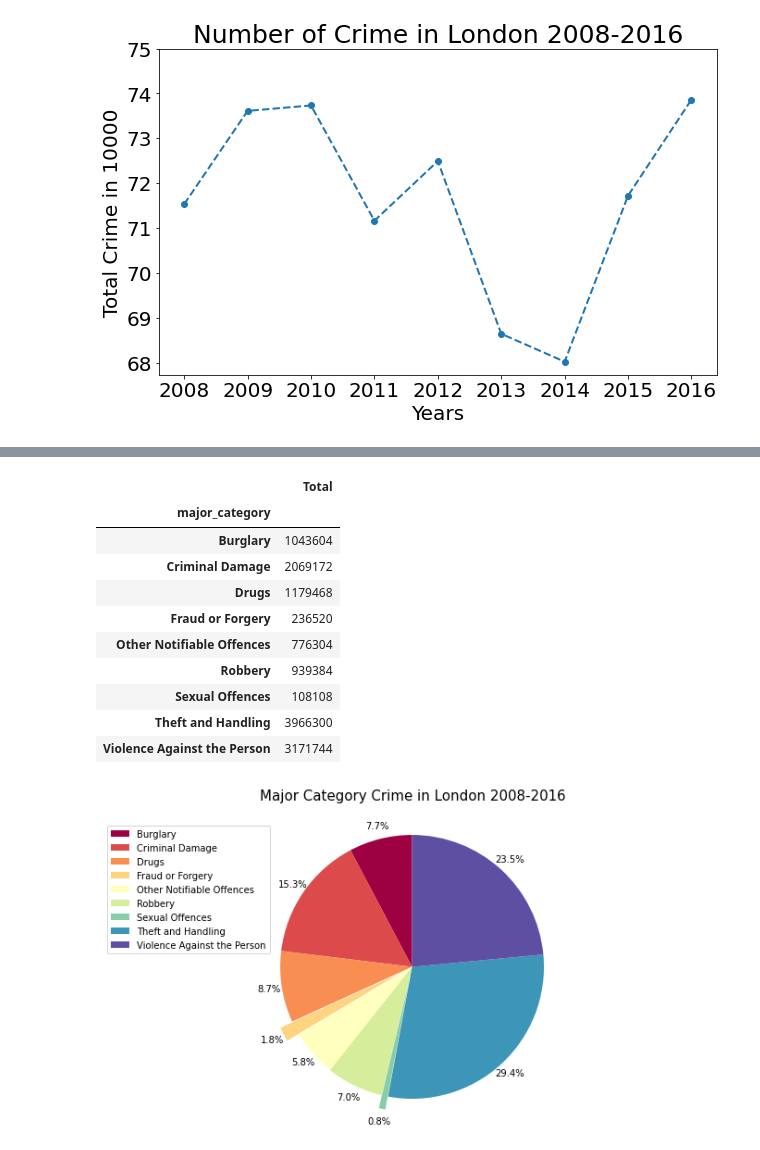
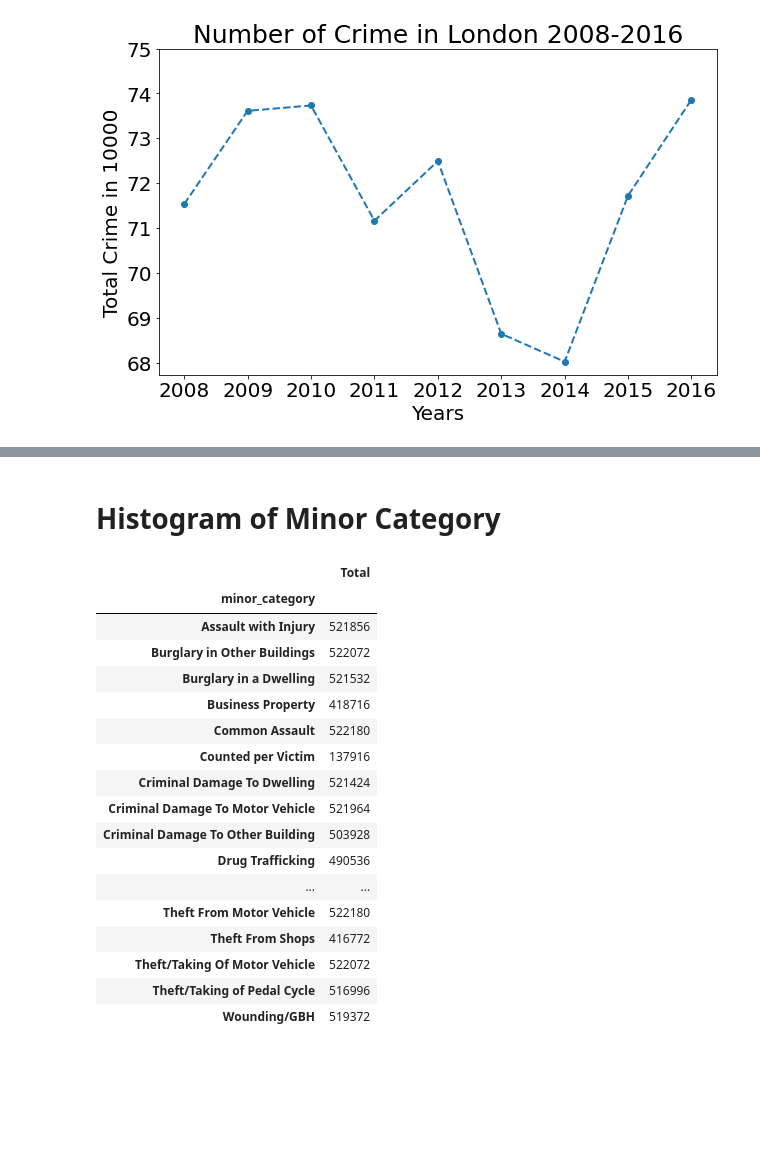
Before and after one commit to ainajefelina/Studi-Independen, a Jupyter notebook: Assignment 1/PYTN_Assgn_1_PYTNKS02_003_Aina Jefelina Nuur.ipynb, the cells around one changed output, grey strips where cells are left out. Drawn from its saved outputs; the diff is of its cells as text; code cells hidden in the pictures; blank space fills up the shorter version.

```diff
--- a/Assignment 1/PYTN_Assgn_1_PYTNKS02_003_Aina Jefelina Nuur.ipynb
+++ b/Assignment 1/PYTN_Assgn_1_PYTNKS02_003_Aina Jefelina Nuur.ipynb
@@ -164,27 +178,25 @@ df_crime_major_category
+# %% [markdown]
+# Histogram of Minor Category
 # %%
-df_crime_major_category.rename(columns={0:"Total"}, inplace=True)
-df_crime_major_category
+df_crime_minor_category=pd.DataFrame(df_london_crime.groupby(['minor_category']).size())
+df_crime_minor_category.rename(columns={0:"Total"}, inplace=True) #mengubah nama kolom
+df_crime_minor_category
 # %% [output]
 |  | Total |
-| major_category |  |
-| Burglary | 1043604 |
-| Criminal Damage | 2069172 |
-| Drugs | 1179468 |
-| Fraud or Forgery | 236520 |
-| Other Notifiable Offences | 776304 |
-| Robbery | 939384 |
-| Sexual Offences | 108108 |
-| Theft and Handling | 3966300 |
-| Violence Against the Person | 3171744 |
+| minor_category |  |
+| Assault with Injury | 521856 |
+| Burglary in Other Buildings | 522072 |
+| Burglary in a Dwelling | 521532 |
+| Business Property | 418716 |
+| Common Assault | 522180 |
+| Counted per Victim | 137916 |
+| Criminal Damage To Dwelling | 521424 |
+| Criminal Damage To Motor Vehicle | 521964 |
+| Criminal Damage To Other Building | 503928 |
+| Drug Trafficking | 490536 |
+| ... | ... |
+| Theft From Motor Vehicle | 522180 |
+| Theft From Shops | 416772 |
+| Theft/Taking Of Motor Vehicle | 522072 |
+| Theft/Taking of Pedal Cycle | 516996 |
+| Wounding/GBH | 519372 |
-# %%
-cmap = plt.get_cmap('Spectral')
-colors = [cmap(i) for i in np.linspace(0, 1, 9)]
-explode_list=[0,0,0,0.1,0,0,0.1,0,0]
-df_crime_major_category['Total'].plot(kind='pie', figsize=(12,6), autopct='%1.1f%%', startangle=90, colors=colors,labels=None, pctdistance=1.1, explode=explode_list)
-plt.title('Major Category Crime in London 2008-2016', y=1.05, size=15)
-plt.axis('equal')
-plt.legend(labels=df_crime_major_category.index, loc='upper left')
-plt.ylabel(None)
-plt.show()
-# %% [output]
-[figure, removed]
```
Also changed, not shown: parts of 12 cells of this notebook, 1 other file.
